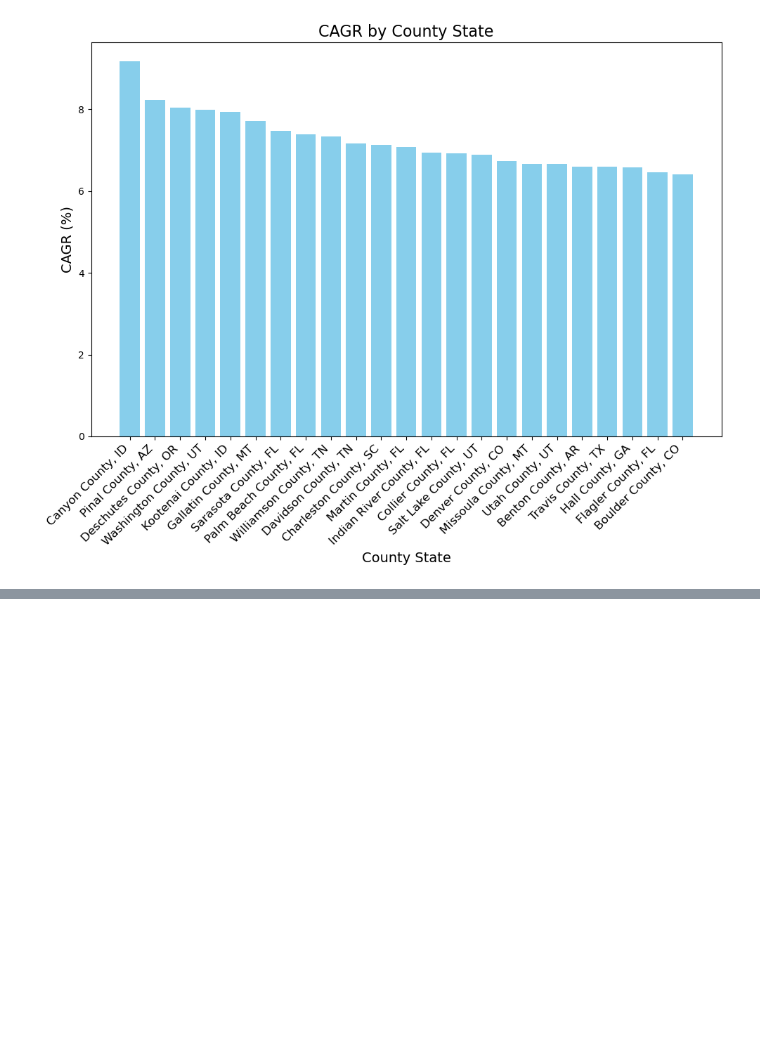
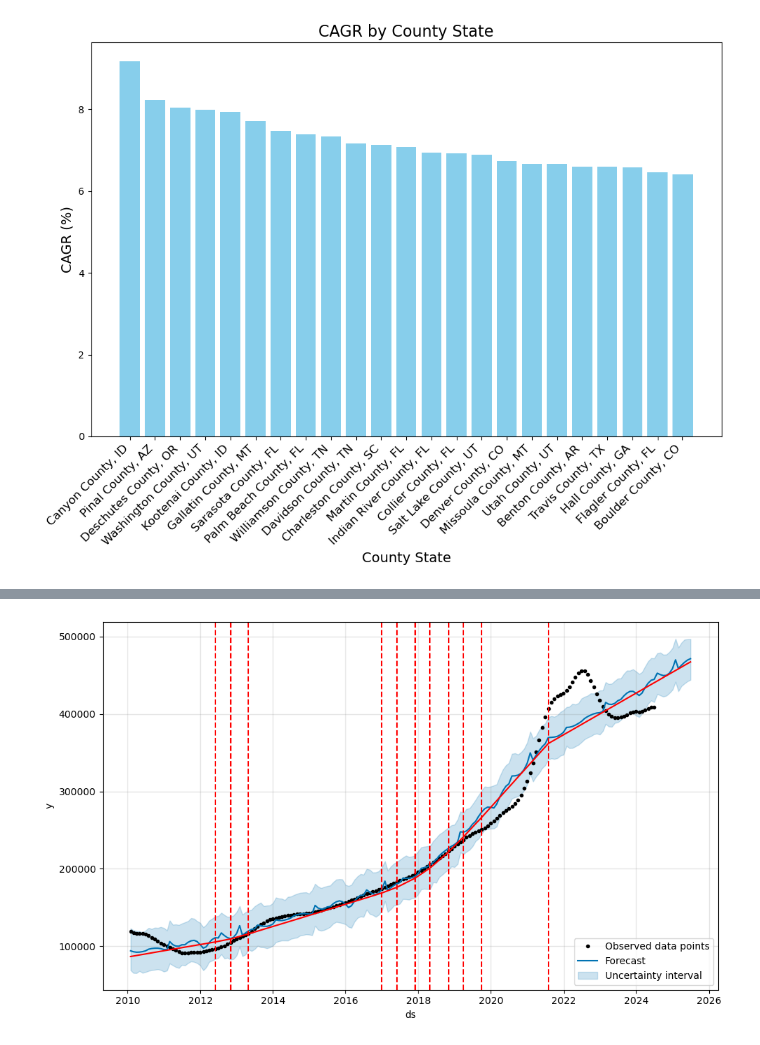
Before and after one commit to dfquinn23/Project_1, a Jupyter notebook: Zillow/top_counties_integ.ipynb, the cells around one changed output, grey strips where cells are left out. Drawn from its saved outputs; the diff is of its cells as text; code cells hidden in the pictures; blank space fills up the shorter version.

```diff
--- a/Zillow/top_counties_integ.ipynb
+++ b/Zillow/top_counties_integ.ipynb
@@ -298,0 +377,7 @@ plt.show()
+# %%
+# Plot the Chagepoints
+fig_changepoints_forcast_canyon_county = model_canyon_county.plot(forcast_canyon_county)
+a = add_changepoints_to_plot(fig_changepoints_forcast_canyon_county.gca(), model_canyon_county, forcast_canyon_county)
+plt.show()
+# %% [output]
+[figure, added]
```
Also changed, not shown: parts of 10 cells of this notebook.
